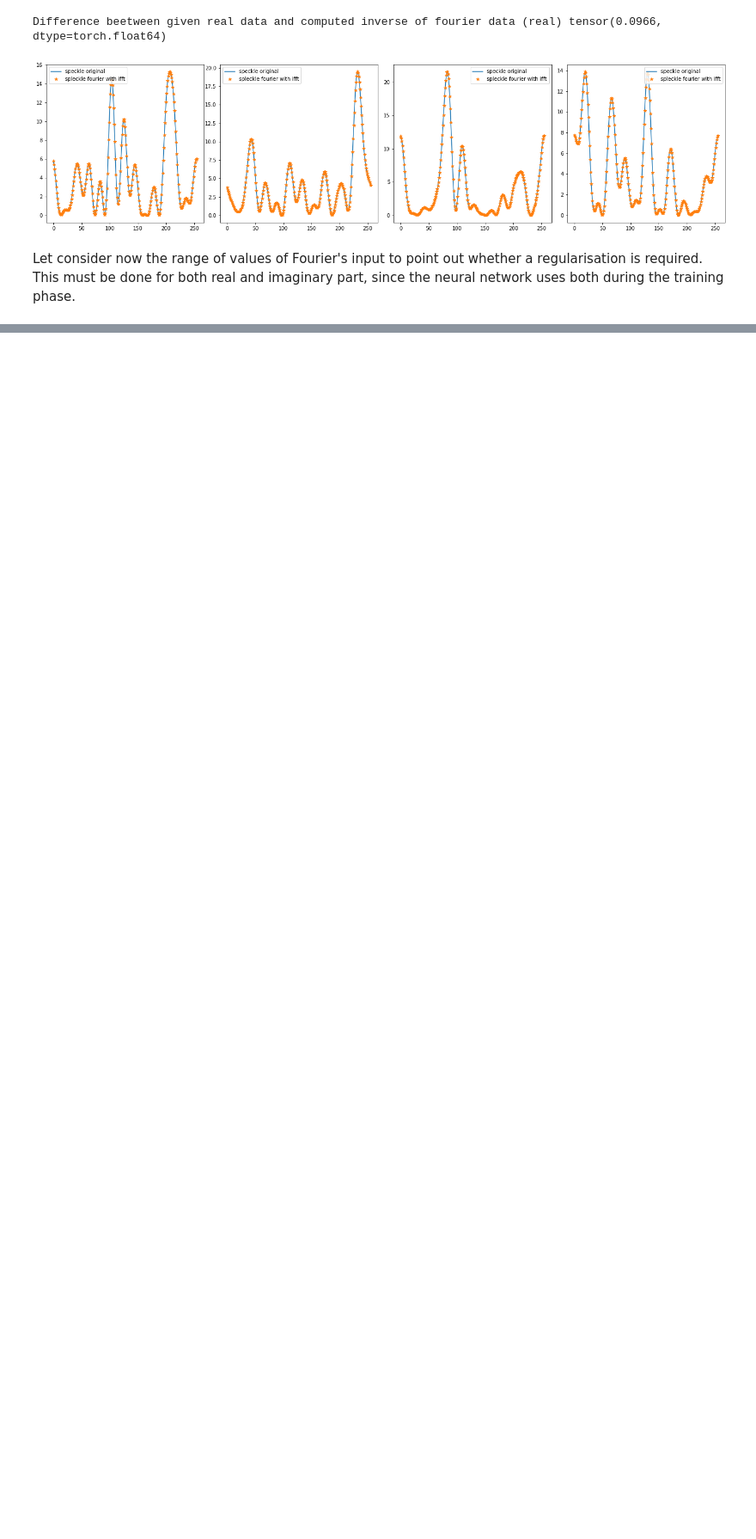
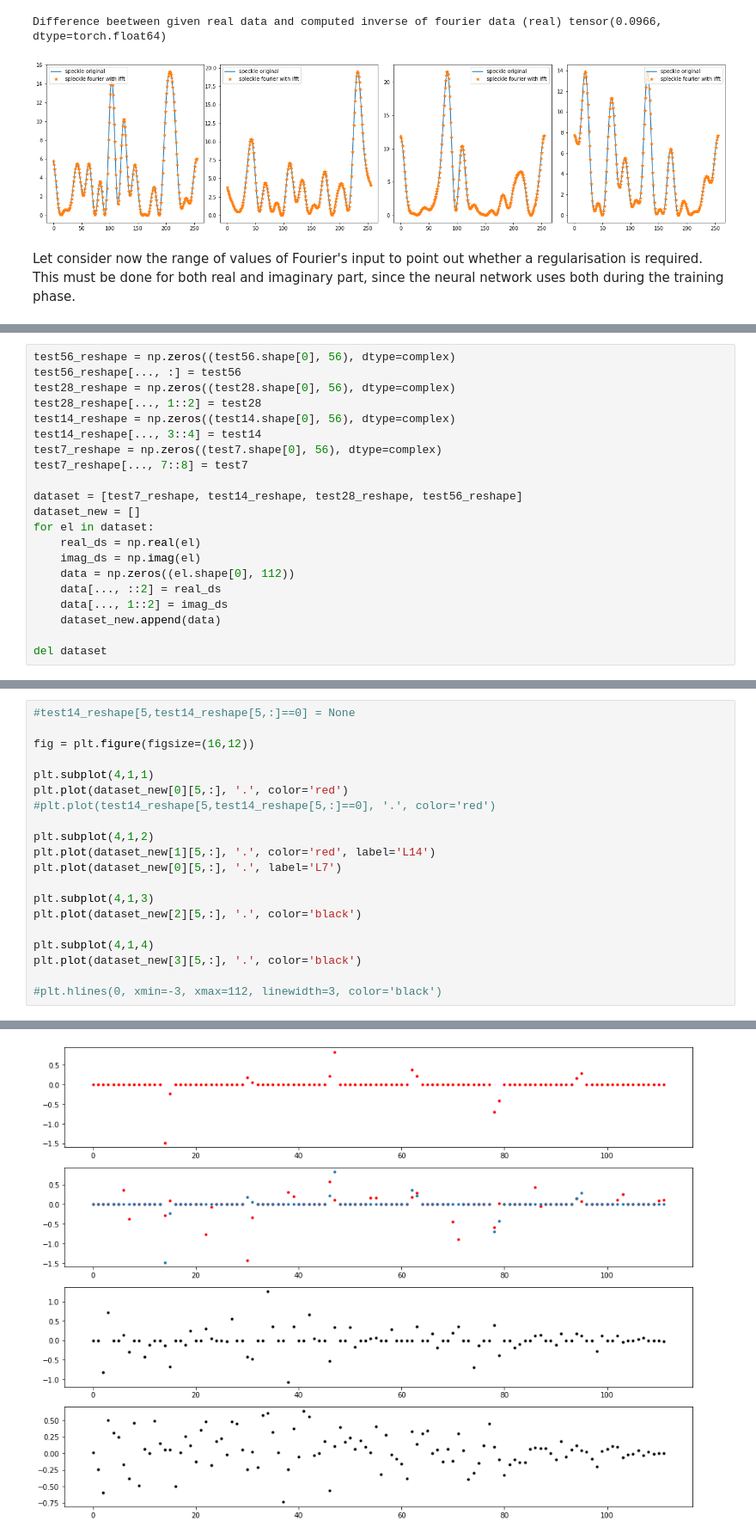
Before and after one commit to gscriva/dlai-project, a Jupyter notebook: readdata.ipynb, the cells around one changed output, grey strips where cells are left out. Shown at 86% size. Cells and saved outputs as stored; diff of their text form; blank space fills up the shorter version.

```diff
--- a/readdata.ipynb
+++ b/readdata.ipynb
@@ -208,0 +377,21 @@ Imaginary part: -2.8437069346990698    2.729530880408131
+# %%
+test56_reshape = np.zeros((test56.shape[0], 56), dtype=complex)
+test56_reshape[..., :] = test56
+test28_reshape = np.zeros((test28.shape[0], 56), dtype=complex)
+test28_reshape[..., 1::2] = test28
+test14_reshape = np.zeros((test14.shape[0], 56), dtype=complex)
+test14_reshape[..., 3::4] = test14
+test7_reshape = np.zeros((test7.shape[0], 56), dtype=complex)
+test7_reshape[..., 7::8] = test7
+
+dataset = [test7_reshape, test14_reshape, test28_reshape, test56_reshape]
+dataset_new = []
+for el in dataset:
+    real_ds = np.real(el)
+    imag_ds = np.imag(el)
+    data = np.zeros((el.shape[0], 112))
+    data[..., ::2] = real_ds
+    data[..., 1::2] = imag_ds
+    dataset_new.append(data)
+
+del dataset
@@ -208,0 +404,21 @@ Imaginary part: -2.8437069346990698    2.729530880408131
+# %%
+#test14_reshape[5,test14_reshape[5,:]==0] = None
+
+fig = plt.figure(figsize=(16,12))
+
+plt.subplot(4,1,1)
+plt.plot(dataset_new[0][5,:], '.', color='red')
+#plt.plot(test14_reshape[5,test14_reshape[5,:]==0], '.', color='red')
+
+plt.subplot(4,1,2)
+plt.plot(dataset_new[1][5,:], '.', color='red', label='L14')
+plt.plot(dataset_new[0][5,:], '.', label='L7')
+
+plt.subplot(4,1,3)
+plt.plot(dataset_new[2][5,:], '.', color='black')
+
+plt.subplot(4,1,4)
+plt.plot(dataset_new[3][5,:], '.', color='black')
+
+#plt.hlines(0, xmin=-3, xmax=112, linewidth=3, color='black')
+# %% [output]
@@ -208,0 +426 @@ Imaginary part: -2.8437069346990698    2.729530880408131
+[figure, added]
```
Also changed, not shown: parts of 26 cells of this notebook.
